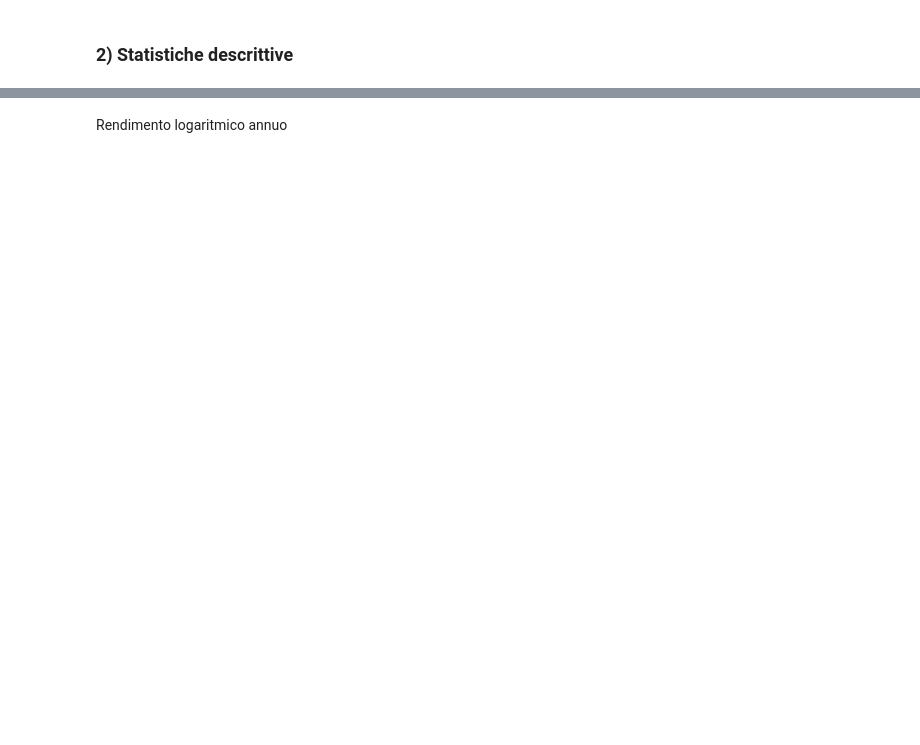
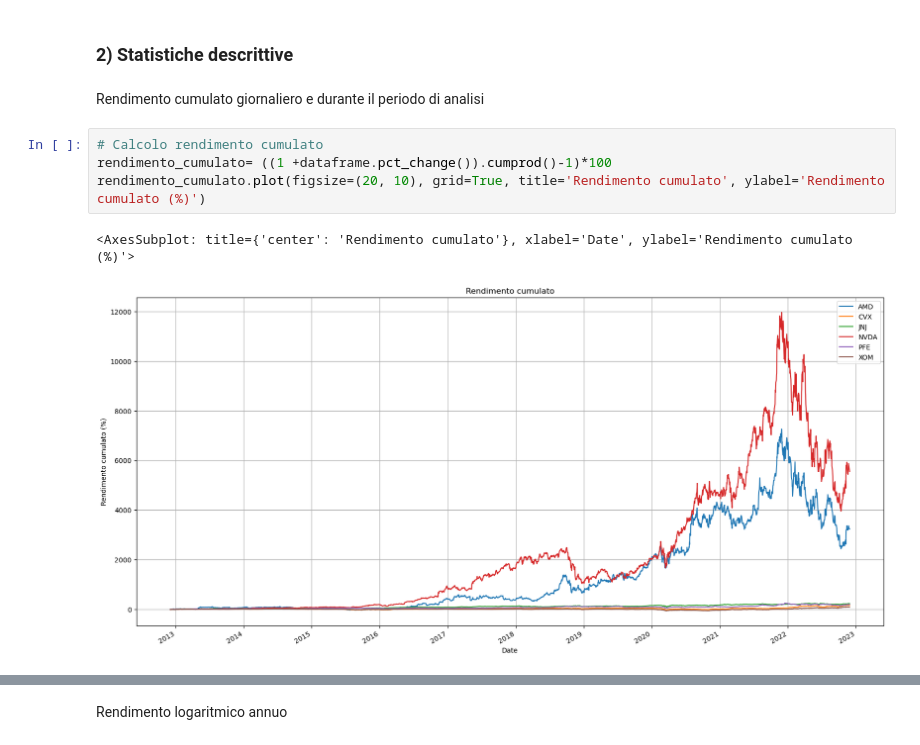
Before and after one commit to steq28/Progetto_BISF, a Jupyter notebook: progetto.ipynb, the cells around one changed output, grey strips where cells are left out. Saved outputs shown, nothing was run; the diff lists cells and outputs as text; blank space fills up the shorter version.

```diff
--- a/progetto.ipynb
+++ b/progetto.ipynb
@@ -49,2 +55,11 @@ dataframe.plot(figsize=(15, 6), grid=True, title='Prezzi chiusura azioni')
 # %% [markdown]
 ### 2) Statistiche descrittive
+# %% [markdown]
+Rendimento cumulato giornaliero e durante il periodo di analisi
+# %%
+# Calcolo rendimento cumulato
+rendimento_cumulato= ((1 +dataframe.pct_change()).cumprod()-1)*100
+rendimento_cumulato.plot(figsize=(20, 10), grid=True, title='Rendimento cumulato', ylabel='Rendimento cumulato (%)')
+# %% [output]
+<AxesSubplot: title={'center': 'Rendimento cumulato'}, xlabel='Date', ylabel='Rendimento cumulato (%)'>
+[figure, added]
```
Also changed, not shown: parts of 75 cells of this notebook, 14 other files.
